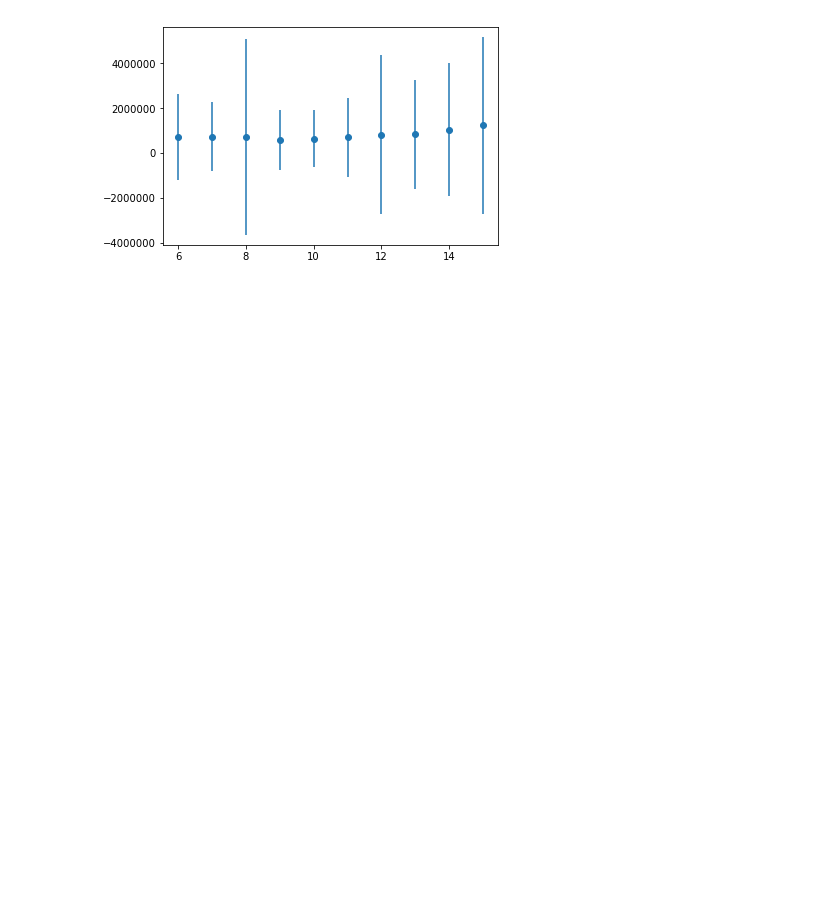
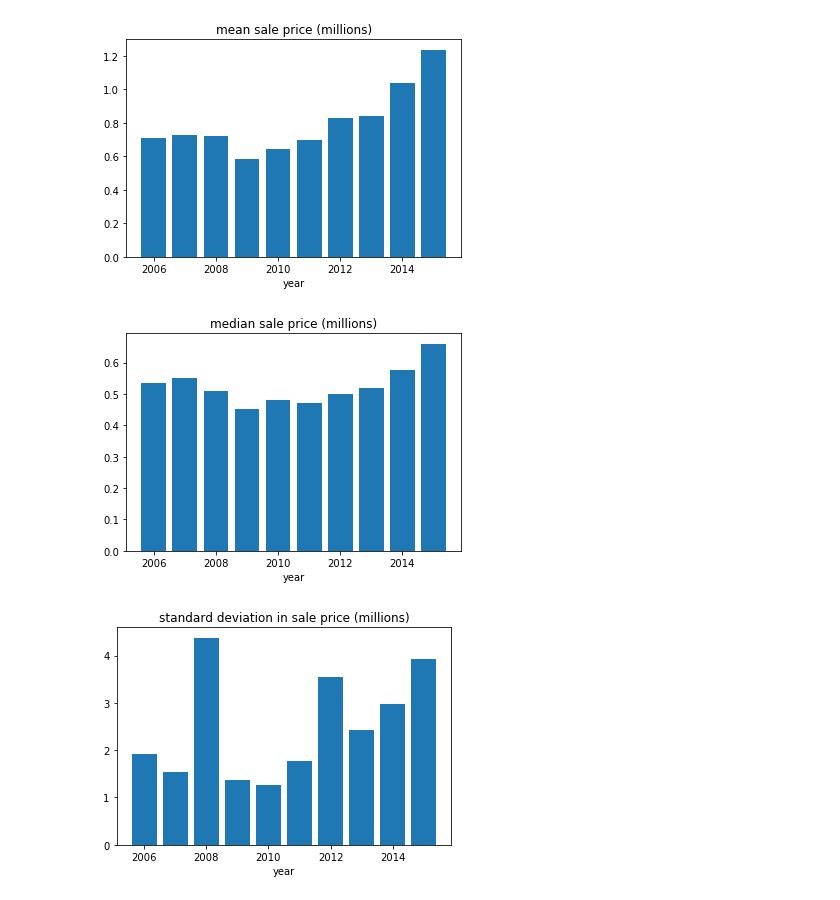
Before and after one commit to dlhocker/nycsales, a Jupyter notebook: basic_stats.ipynb, the cells around one changed output. Drawn from its saved outputs; the diff is of its cells as text; code cells hidden in the pictures; blank space fills up the shorter version.

```diff
--- a/basic_stats.ipynb
+++ b/basic_stats.ipynb
@@ -39,24 +44,38 @@ all_15 = pd.concat([m15,bx15,bk15,q15,si15])
 # %%
 #calculate mean and variance for each year, by neighborhood
-
 years = ['06','07','08','09','10','11','12','13','14','15']
-#years = ['11','12','13','14','15']
+yearlabel = ['20'+i for i in years]
 nyears = len(years)
 sales_mean = np.zeros((nyears,))
+sales_median = np.zeros((nyears,))
 sales_std = np.zeros((nyears,))
 for i in range(nyears):
     #print(i)
     fname = 'data/20'+years[i]+'_brooklyn.csv'
     bk = pd.read_csv(fname,sep = ',')
     sales_bk = bk.loc[bk['SALE PRICE']> 0,'SALE PRICE']
     sales_mean[i] = np.mean(sales_bk)
+    sales_median[i] = np.median(sales_bk)
     sales_std[i]  = np.std(sales_bk)
 
-#print(sales_mean)
-#print(sales_std)
-#plt.plot(map(int,years),sales_mean)
-plt.errorbar(map(int,years),sales_mean, yerr=sales_std, fmt='o')
+
+
+plt.bar(map(int,yearlabel),sales_mean/1.0e6)
+plt.xlabel('year')
+plt.title('mean sale price (millions)')
 plt.show()
+
+plt.bar(map(int,yearlabel),sales_median/1.0e6)
+plt.xlabel('year')
+plt.title('median sale price (millions)')
+plt.show()
+
+plt.bar(map(int,yearlabel),sales_std/1.0e6)
+plt.xlabel('year')
+plt.title('standard deviation in sale price (millions)')
+plt.show()
 # %% [output]
-[figure, old version]
+[figure, new version]
+[figure, added]
+[figure, added]
 # %%
```
Also changed, not shown: parts of 7 cells of this notebook.
